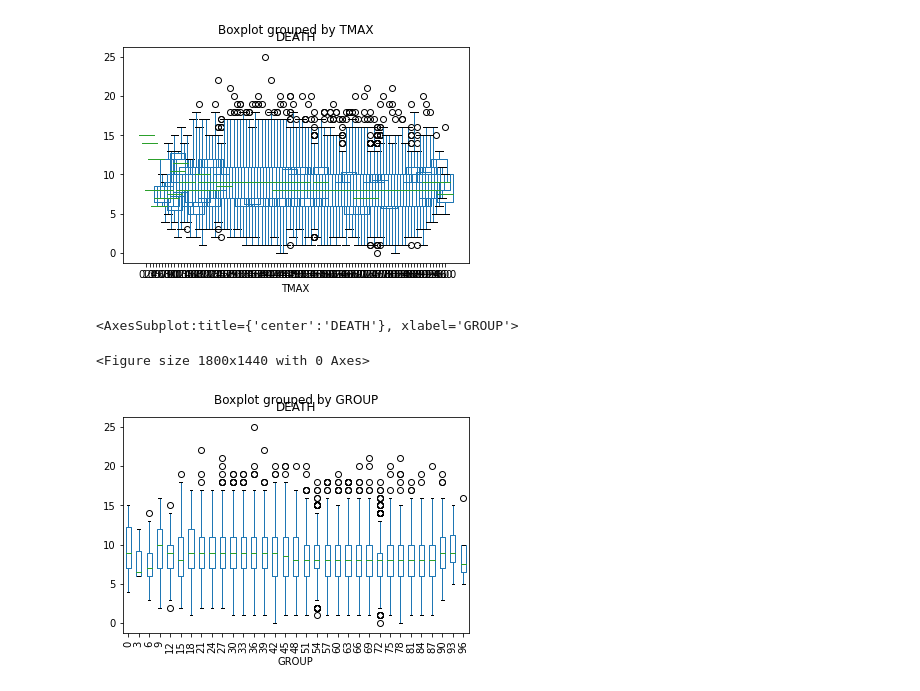
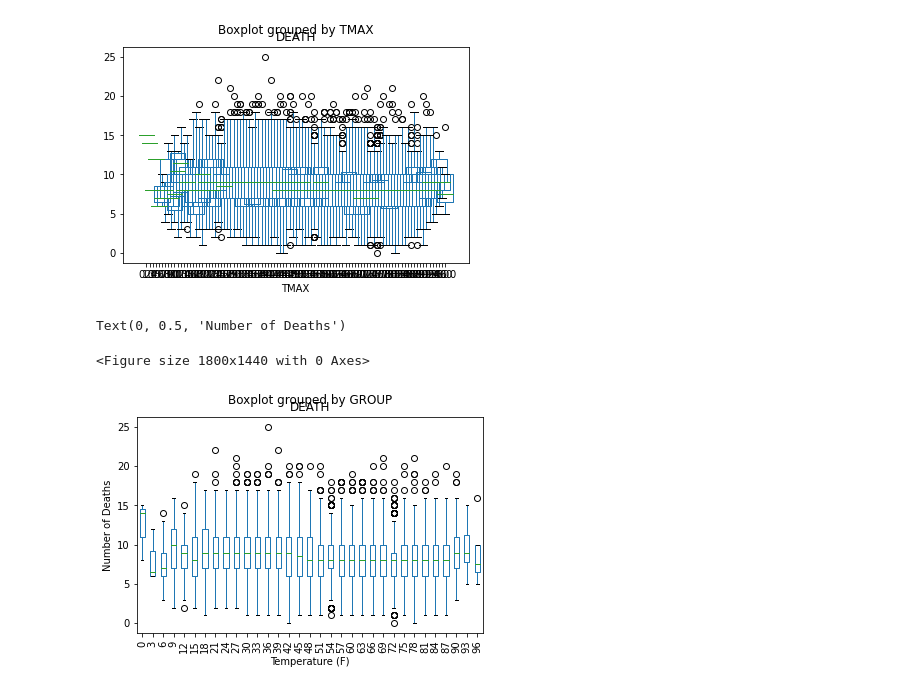
Before and after one commit to govertsenk/myphddissertation, a Jupyter notebook: Weather/social_to_weather_comparison.ipynb, the cells around one changed output. Drawn from its saved outputs; the diff is of its cells as text; code cells hidden in the pictures.

```diff
--- a/Weather/social_to_weather_comparison.ipynb
+++ b/Weather/social_to_weather_comparison.ipynb
@@ -31,3 +32,5 @@ weather['DATE'] = pd.to_datetime(weather['DATE'])
 # reduce weather
 weather = weather.loc[(weather['DATE'] >= death['date_of_death'][0]) & (weather['DATE'] <= death['date_of_death'].iloc[-1]) ]
 weather = weather.reset_index(drop=True)
+weather = weather[['STATION','DATE','TMAX']]
+weather = weather.dropna()
@@ -92,6 +65,8 @@ Text(0.5, 1.0, 'Daily Weather')
 weather['DEATH']=0
 for each_date in weather['DATE']:
     weather.loc[weather['DATE'] == each_date,'DEATH'] = len(death.loc[death['date_of_death'] == each_date])
+weather['DEATH2'] = weather['DEATH'].rolling(2).sum().shift(-2)
+weather['DEATH3'] = weather['DEATH'].rolling(3).sum().shift(-3)
 # %%
 plt.scatter(weather['TMAX'],weather['DEATH'])
 # %% [output]
@@ -113,7 +98,9 @@ for each_tick in xticks:
 # %%
 f3=plt.figure(figsize=(5,4),dpi=360)
 weather.boxplot(by='GROUP',column='DEATH',grid=False,rot=90)
+plt.xlabel('Temperature (F)')
+plt.ylabel('Number of Deaths')
 # %% [output]
-<AxesSubplot:title={'center':'DEATH'}, xlabel='GROUP'>
+Text(0, 0.5, 'Number of Deaths')
 <Figure size 1800x1440 with 0 Axes>
-[figure, old version]
+[figure, new version]
```
Also changed, not shown: parts of 20 cells of this notebook, 6 other files.
